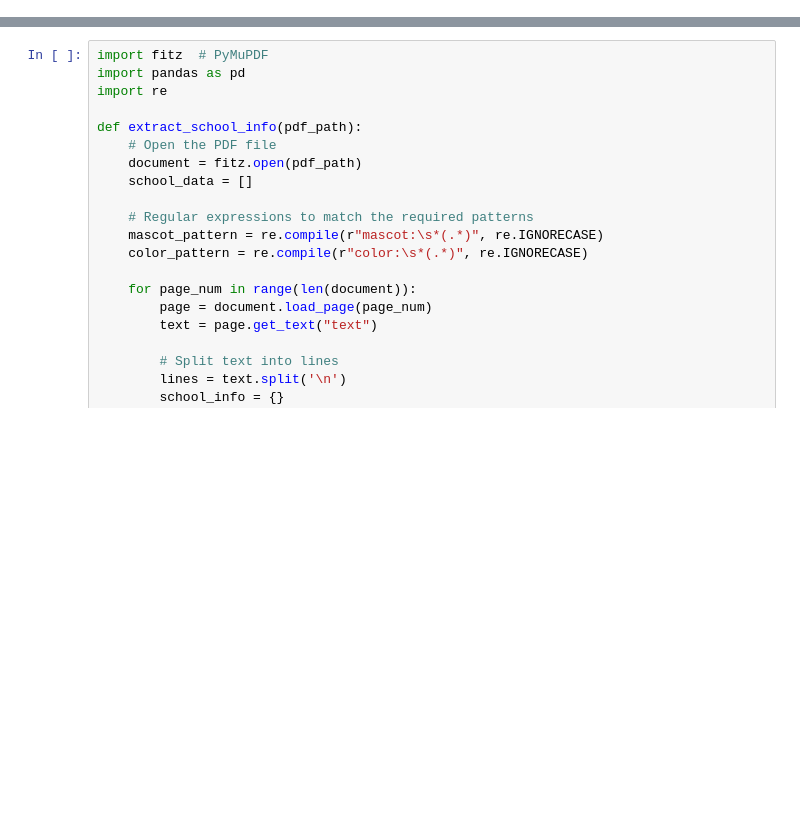
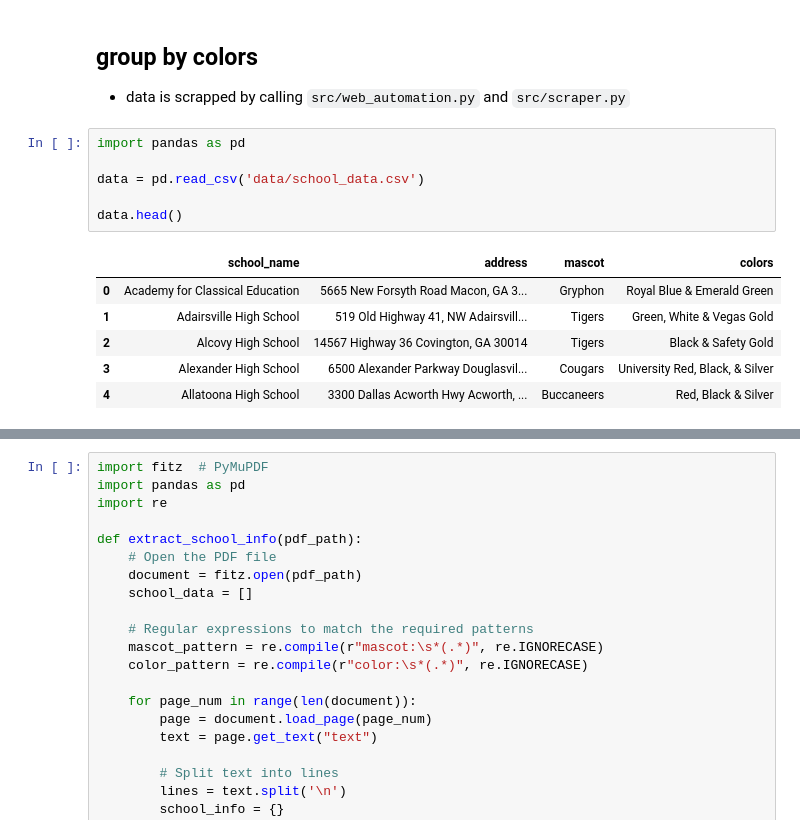
Before and after one commit to Ahnaf19/school-scraper, a Jupyter notebook: school_scraping.ipynb, the cells around one changed output, grey strips where cells are left out. Drawn from its saved outputs; the diff is of its cells as text; blank space fills up the shorter version.

Commit message:
grouped 214 csv

```diff
--- a/school_scraping_test.ipynb
+++ b/school_scraping.ipynb
@@ -0,0 +79,17 @@
+# %% [markdown]
+## group by colors
+
+- data is scrapped by calling `src/web_automation.py` and `src/scraper.py`
+# %%
+import pandas as pd
+
+data = pd.read_csv('data/school_data.csv')
+
+data.head()
+# %% [output]
+|  | school_name | address | mascot | colors |
+| 0 | Academy for Classical Education | 5665 New Forsyth Road Macon, GA 3... | Gryphon | Royal Blue & Emerald Green |
+| 1 | Adairsville High School | 519 Old Highway 41, NW Adairsvill... | Tigers | Green, White & Vegas Gold |
+| 2 | Alcovy High School | 14567 Highway 36 Covington, GA 30014 | Tigers | Black & Safety Gold |
+| 3 | Alexander High School | 6500 Alexander Parkway Douglasvil... | Cougars | University Red, Black, & Silver |
+| 4 | Allatoona High School | 3300 Dallas Acworth Hwy Acworth, ... | Buccaneers | Red, Black & Silver |
```
Also changed, not shown: parts of 33 cells of this notebook, 2 other files.
